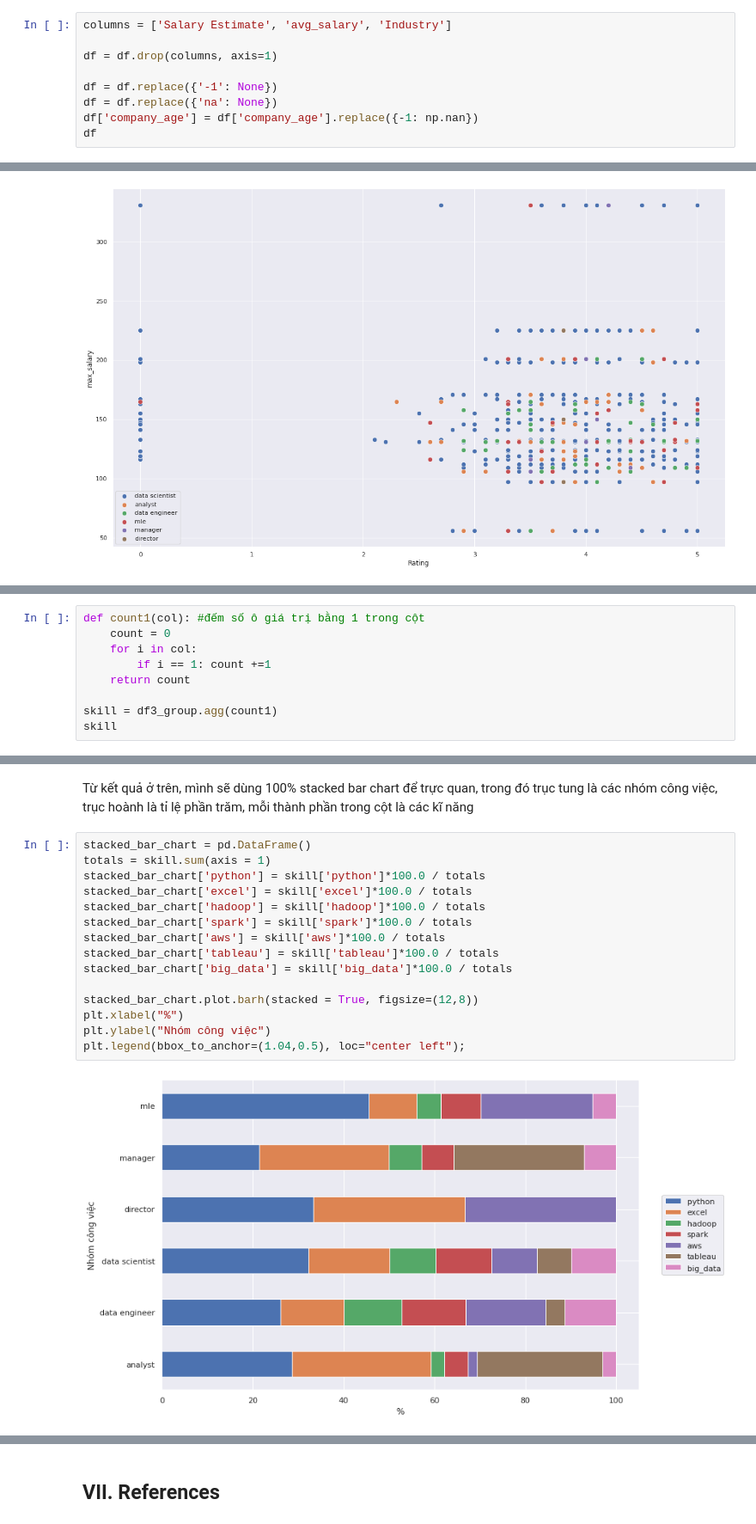
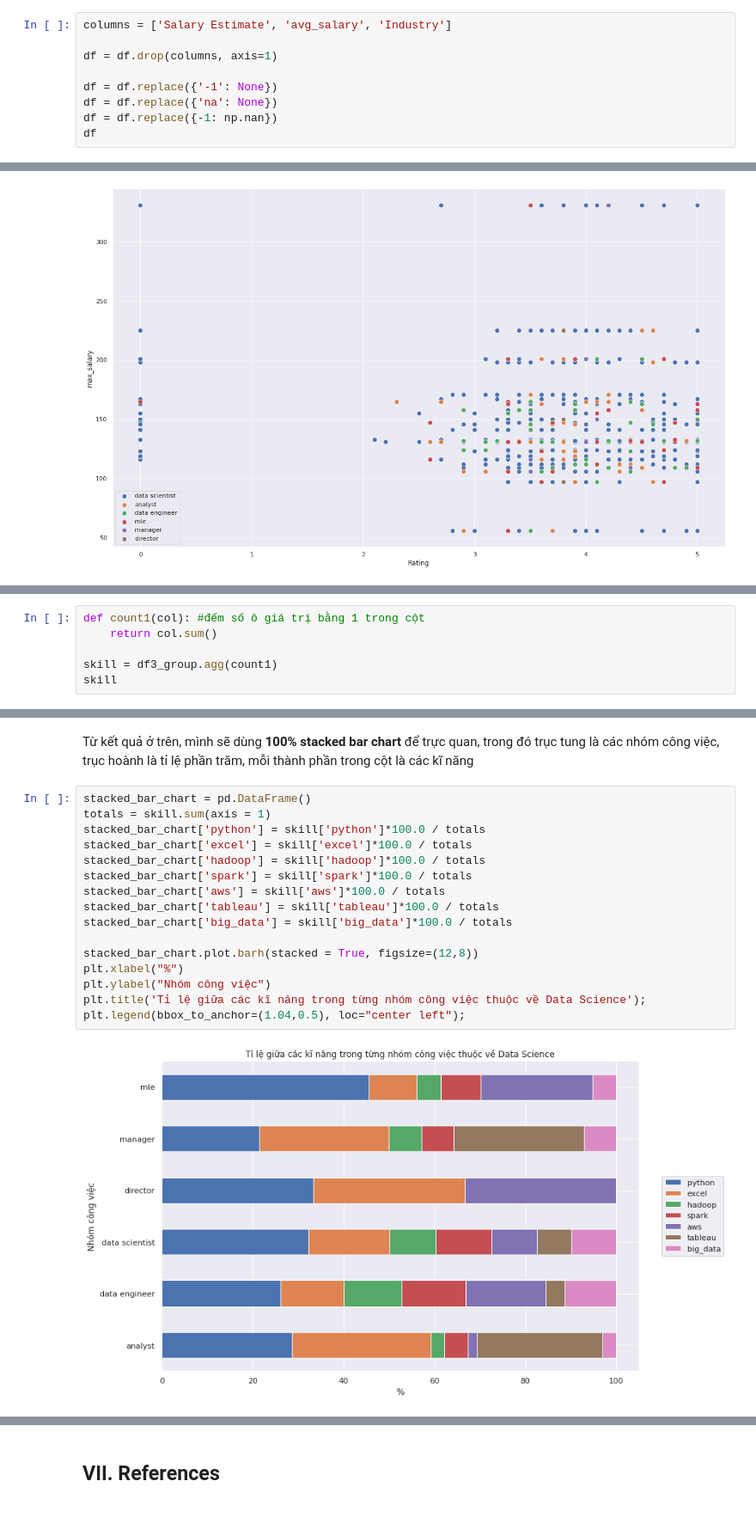
Before and after one commit to fminhtu/P4DS-FinalProject, a Jupyter notebook: Final.ipynb, the cells around one changed output, grey strips where cells are left out. Shown: that part at 86% size. Drawn from its saved outputs; the diff is of its cells as text.

```diff
--- a/Final.ipynb
+++ b/Final.ipynb
@@ -135,7 +143,7 @@ df = df.drop(columns, axis=1)
 
 df = df.replace({'-1': None})
 df = df.replace({'na': None})
-df['company_age'] = df['company_age'].replace({-1: np.nan})
+df = df.replace({-1: np.nan})
 df
 # %% [output]
 |  | index | Job Title | Job Description | Rating | Company Name | Location | Headquarters | Size | ... |
@@ -472,9 +511,6 @@ Cuối cùng, đối với từng kĩ năng trong từng nhóm công việc ta t
 # %%
 def count1(col): #đếm số ô giá trị bằng 1 trong cột
-    count = 0
-    for i in col:
-        if i == 1: count +=1
-    return count
+    return col.sum()
 
 skill = df3_group.agg(count1)
 skill
@@ -490,20 +526,21 @@ skill
 # %% [markdown]
-Từ kết quả ở trên, mình sẽ dùng 100% stacked bar chart để trực quan, trong đó trục tung là các nhóm công việc, trục hoành là tỉ lệ phần trăm, mỗi thành phần trong cột là các kĩ năng
+Từ kết quả ở trên, mình sẽ dùng **100% stacked bar chart** để trực quan, trong đó trục tung là các nhóm công việc, trục hoành là tỉ lệ phần trăm, mỗi thành phần trong cột là các kĩ năng
 # %%
 stacked_bar_chart = pd.DataFrame()
 totals = skill.sum(axis = 1)
 stacked_bar_chart['python'] = skill['python']*100.0 / totals
 stacked_bar_chart['excel'] = skill['excel']*100.0 / totals
 stacked_bar_chart['hadoop'] = skill['hadoop']*100.0 / totals
 stacked_bar_chart['spark'] = skill['spark']*100.0 / totals
 stacked_bar_chart['aws'] = skill['aws']*100.0 / totals
 stacked_bar_chart['tableau'] = skill['tableau']*100.0 / totals
 stacked_bar_chart['big_data'] = skill['big_data']*100.0 / totals
 
 stacked_bar_chart.plot.barh(stacked = True, figsize=(12,8))
 plt.xlabel("%")
 plt.ylabel("Nhóm công việc")
+plt.title('Tỉ lệ giữa các kĩ năng trong từng nhóm công việc thuộc về Data Science');
 plt.legend(bbox_to_anchor=(1.04,0.5), loc="center left");
 # %% [output]
-[figure, old version]
+[figure, new version]
 # %% [markdown]
```
Also changed, not shown: parts of 76 cells of this notebook.
